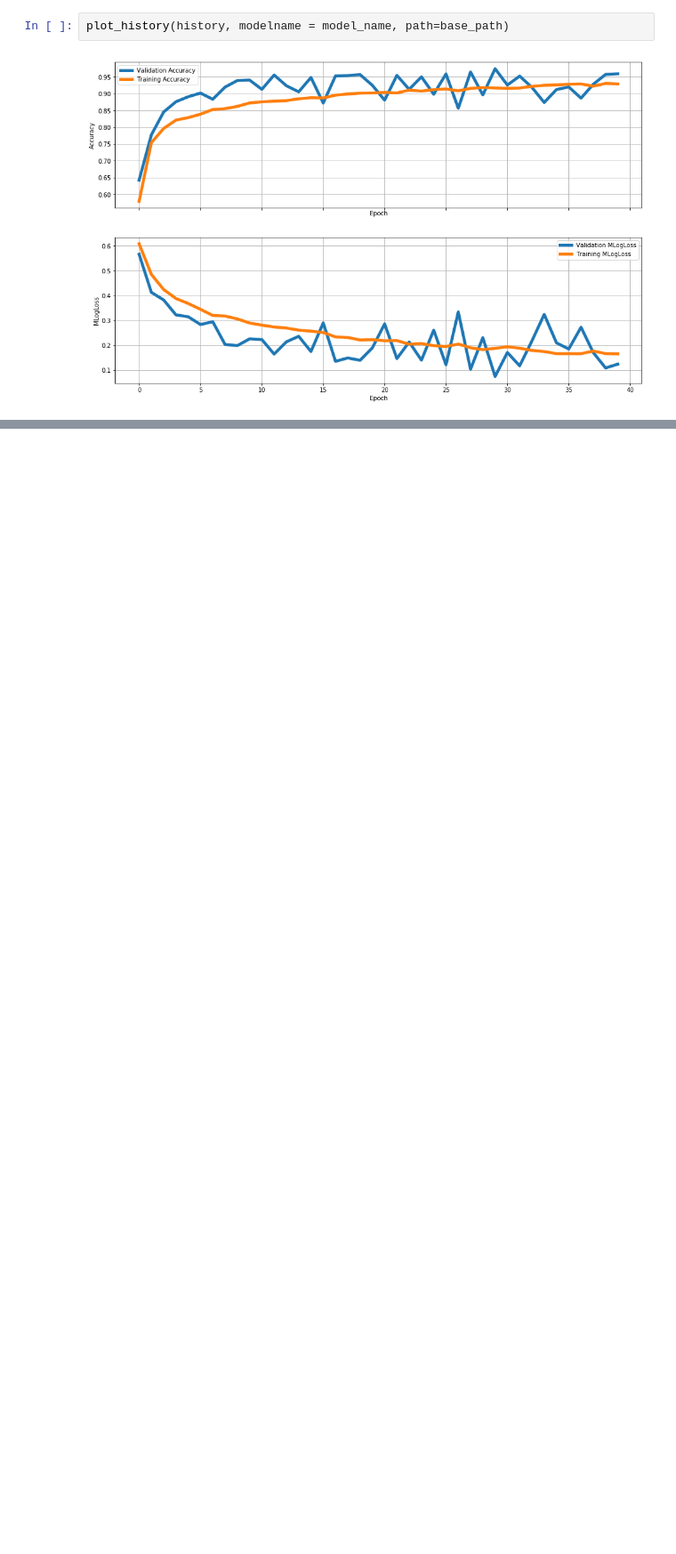
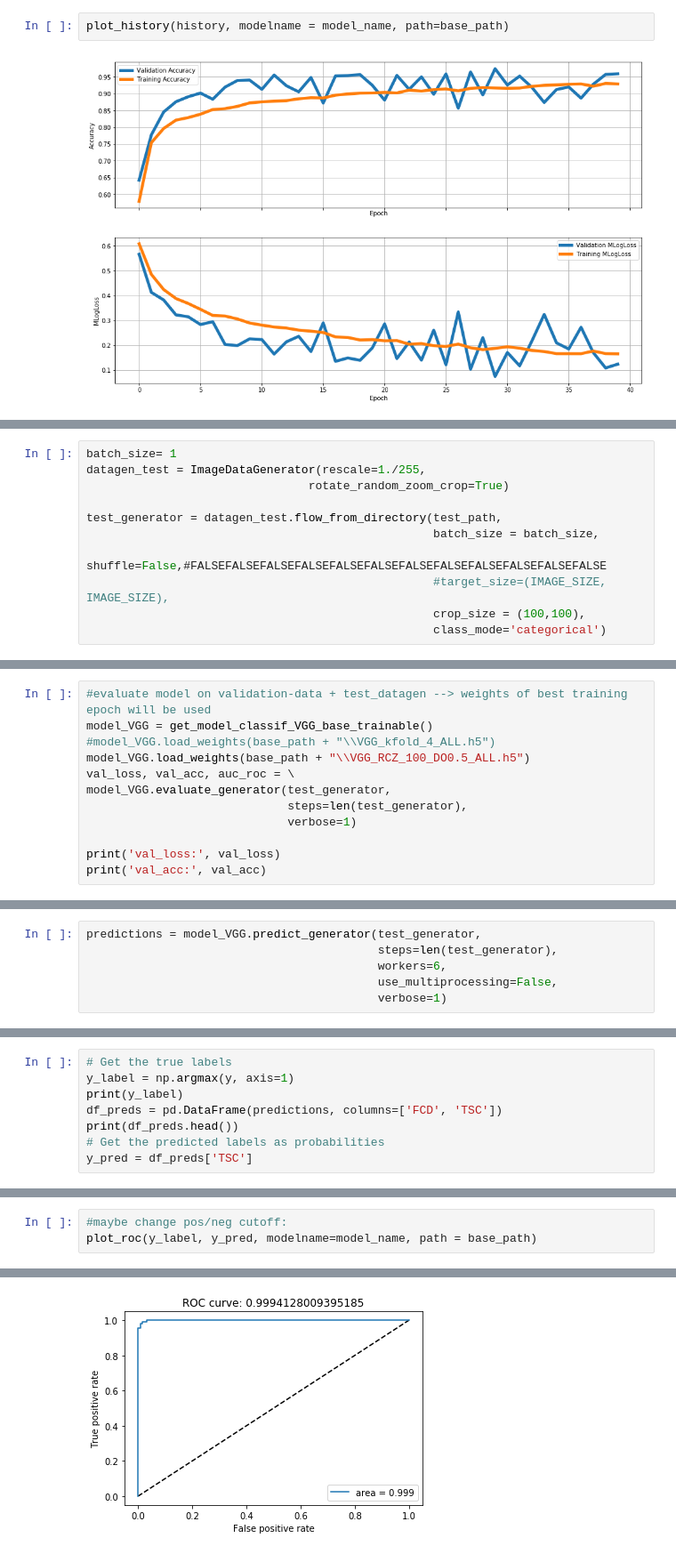
Before and after one commit to FAU-DLM/FCDIIb_TSC, a Jupyter notebook: VGG/VGG_RCZ.ipynb, the cells around one changed output, grey strips where cells are left out. Shown at 89% size. Cells and saved outputs as stored; diff of their text form; blank space fills up the shorter version.

```diff
--- a/VGG/VGG_RCZ.ipynb
+++ b/VGG/VGG_RCZ.ipynb
@@ -544,0 +610,11 @@ plot_history(history, modelname = model_name, path=base_path)
+# %%
+batch_size= 1
+datagen_test = ImageDataGenerator(rescale=1./255,
+                                rotate_random_zoom_crop=True)
+
+test_generator = datagen_test.flow_from_directory(test_path,
+                                                  batch_size = batch_size,
+                                                  shuffle=False,#FALSEFALSEFALSEFALSEFALSEFALSEFALSEFALSEFALSEFALSEFALSEFALSE
+                                                  #target_size=(IMAGE_SIZE, IMAGE_SIZE),
+                                                  crop_size = (100,100),
+                                                  class_mode='categorical')
@@ -544,0 +623,12 @@ plot_history(history, modelname = model_name, path=base_path)
+# %%
+#evaluate model on validation-data + test_datagen --> weights of best training epoch will be used
+model_VGG = get_model_classif_VGG_base_trainable()
+#model_VGG.load_weights(base_path + "\\VGG_kfold_4_ALL.h5")
+model_VGG.load_weights(base_path + "\\VGG_RCZ_100_DO0.5_ALL.h5")
+val_loss, val_acc, auc_roc = \
+model_VGG.evaluate_generator(test_generator,
+                             steps=len(test_generator),
+                             verbose=1)
+
+print('val_loss:', val_loss)
+print('val_acc:', val_acc)
@@ -544,0 +655,6 @@ plot_history(history, modelname = model_name, path=base_path)
+# %%
+predictions = model_VGG.predict_generator(test_generator,
+                                          steps=len(test_generator),
+                                          workers=6,
+                                          use_multiprocessing=False,
+                                          verbose=1)
@@ -544,0 +663,8 @@ plot_history(history, modelname = model_name, path=base_path)
+# %%
+# Get the true labels
+y_label = np.argmax(y, axis=1)
+print(y_label)
+df_preds = pd.DataFrame(predictions, columns=['FCD', 'TSC'])
+print(df_preds.head())
+# Get the predicted labels as probabilities
+y_pred = df_preds['TSC']
@@ -544,0 +685,4 @@ plot_history(history, modelname = model_name, path=base_path)
+# %%
+#maybe change pos/neg cutoff:
+plot_roc(y_label, y_pred, modelname=model_name, path = base_path)
+# %% [output]
@@ -544,0 +690 @@ plot_history(history, modelname = model_name, path=base_path)
+[figure, added]
```
Also changed, not shown: parts of 27 cells of this notebook.
